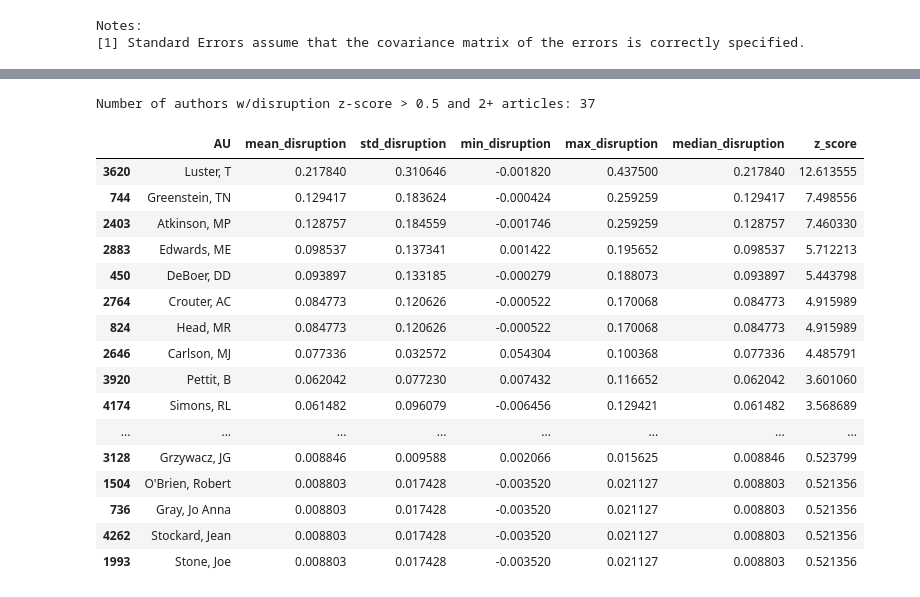
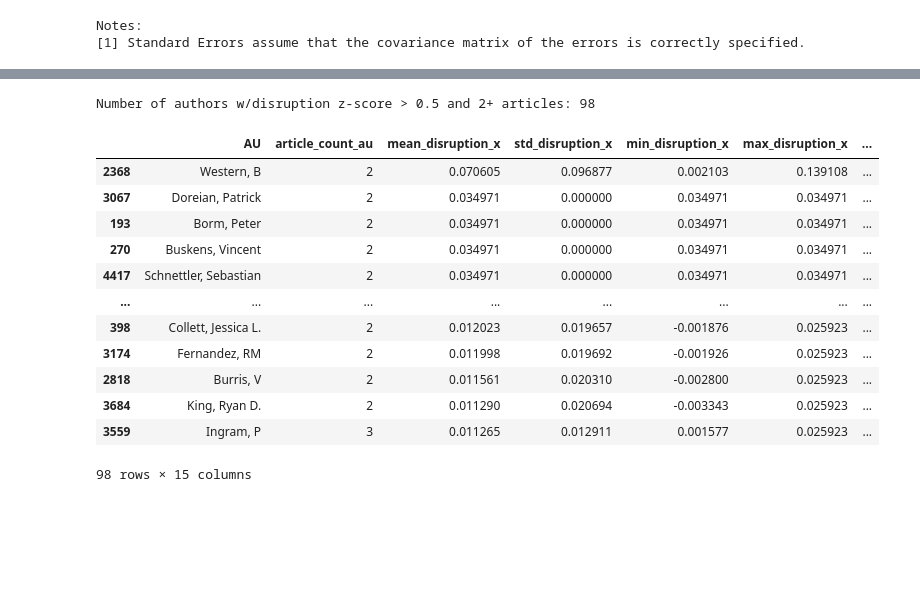
Before and after one commit to akshue27/acknowledgements, a Jupyter notebook: attemptedmerge.ipynb, the cells around one changed output, grey strips where cells are left out. Saved outputs shown, nothing was run; the diff lists cells and outputs as text; code cells hidden in the pictures; blank space fills up the shorter version.

```diff
--- a/attemptedmerge.ipynb
+++ b/attemptedmerge.ipynb
@@ -1209,0 +1244,25 @@ merged_df
+# %%
+def format_author_name(author_str):
+    """
+    Converts 'FirstName MiddleNames LastName' to 'LastName, FM'
+    Handles multiple authors separated by semicolons
+    """
+    if pd.isna(author_str):
+        return None
+
+    def format_single_author(author):
+        parts = author.strip().split()
+        if len(parts) < 2:
+            return author  # Fallback for unexpected formats
+        last_name = parts[-1]
+        initials = "".join([part[0] for part in parts[:-1]])
+        return f"{last_name}, {initials}"
+
+    authors = [format_single_author(a) for a in author_str.split("; ")]
+    return "; ".join(authors)
+
+# Apply to your DataFrame
+merged_df["Formatted_Authors"] = merged_df["Authors"].apply(format_author_name)
+
+# Show results
+print(merged_df[["Authors", "Formatted_Authors"]].head())
@@ -1210,10 +1276,16 @@ merged_df
 # %%
 # Example: If authors are stored as a list or semicolon-separated string
+
 merged_df['AU'] = df_join_updated['AU'].str.split(';')  # Adjust based on your data format
 merged_df = merged_df.explode('AU').reset_index(drop=True)
 
+
+merged_df['Formatted_Authors'] = merged_df['Formatted_Authors'].str.split(';')  # Adjust based on your data format
+merged_df = merged_df.explode('Formatted_Authors').reset_index(drop=True)
+
+
 # Check the exploded DataFrame
-#print(merged_df[['journal_x', 'issue_x', 'year_x', 'AU', 'disruption']].head())
+merged_df
 # %% [output]
 |  | artid_x | DI | journal_x | volume_x | issue_x | year_x | month_x | pages | cited3_x | cited2012_x | ... |
 | 0 | 1 | 10.1146/annurev-soc-070308-115936 | annurevisoci | 35 | 1 | 2009 | 6 | 1-19 | 0 | 0 | ... |
@@ -1257,9 +1372,9 @@ print(author_disruption.head())
 # %%
 # Calculate z-scores
-mean_overall = author_disruption['mean_disruption'].mean()
-std_overall = author_disruption['mean_disruption'].std()
-author_disruption['z_score'] = (author_disruption['mean_disruption'] - mean_overall) / std_overall
+mean_overall = authors_df['mean_disruption_x'].mean()
+std_overall = authors_df['mean_disruption_x'].std()
+authors_df['z_score'] = (authors_df['mean_disruption_x'] - mean_overall) / std_overall
 
 # Check z-scores
-print(author_disruption.head())
+print(authors_df.head())
 # %% [output]
@@ -1313,29 +1432,25 @@ max        25.320294
 Name: z_score, dtype: float64
 # %%
 # Try a lower threshold (e.g., 0.5)
-high_disruption_authors = author_disruption[(author_disruption['z_score'] > 0.5) & (author_disruption['std_disruption'].notna())].sort_values(
-    by='mean_disruption',
+high_disruption_authors = authors_df[(authors_df['z_score'] > 0.5) & (authors_df['std_disruption_x'].notna())].sort_values(
+    by='mean_disruption_x',
     ascending=False
 )
 
 print(f"Number of authors w/disruption z-score > 0.5 and 2+ articles: {len(high_disruption_authors)}")
 high_disruption_authors
 # %% [output]
-Number of authors w/disruption z-score > 0.5 and 2+ articles: 37
+Number of authors w/disruption z-score > 0.5 and 2+ articles: 98
-|  | AU | mean_disruption | std_disruption | min_disruption | max_disruption | median_disruption | z_score |
-| 3620 | Luster, T | 0.217840 | 0.310646 | -0.001820 | 0.437500 | 0.217840 | 12.613555 |
-| 744 | Greenstein, TN | 0.129417 | 0.183624 | -0.000424 | 0.259259 | 0.129417 | 7.498556 |
-| 2403 | Atkinson, MP | 0.128757 | 0.184559 | -0.001746 | 0.259259 | 0.128757 | 7.460330 |
-| 2883 | Edwards, ME | 0.098537 | 0.137341 | 0.001422 | 0.195652 | 0.098537 | 5.712213 |
-| 450 | DeBoer, DD | 0.093897 | 0.133185 | -0.000279 | 0.188073 | 0.093897 | 5.443798 |
-| 2764 | Crouter, AC | 0.084773 | 0.120626 | -0.000522 | 0.170068 | 0.084773 | 4.915989 |
-| 824 | Head, MR | 0.084773 | 0.120626 | -0.000522 | 0.170068 | 0.084773 | 4.915989 |
-| 2646 | Carlson, MJ | 0.077336 | 0.032572 | 0.054304 | 0.100368 | 0.077336 | 4.485791 |
-| 3920 | Pettit, B | 0.062042 | 0.077230 | 0.007432 | 0.116652 | 0.062042 | 3.601060 |
-| 4174 | Simons, RL | 0.061482 | 0.096079 | -0.006456 | 0.129421 | 0.061482 | 3.568689 |
+|  | AU | article_count_au | mean_disruption_x | std_disruption_x | min_disruption_x | max_disruption_x | ... |
+| 2368 | Western, B | 2 | 0.070605 | 0.096877 | 0.002103 | 0.139108 | ... |
+| 3067 | Doreian, Patrick | 2 | 0.034971 | 0.000000 | 0.034971 | 0.034971 | ... |
+| 193 | Borm, Peter | 2 | 0.034971 | 0.000000 | 0.034971 | 0.034971 | ... |
+| 270 | Buskens, Vincent | 2 | 0.034971 | 0.000000 | 0.034971 | 0.034971 | ... |
+| 4417 | Schnettler, Sebastian | 2 | 0.034971 | 0.000000 | 0.034971 | 0.034971 | ... |
 | ... | ... | ... | ... | ... | ... | ... | ... |
-| 3128 | Grzywacz, JG | 0.008846 | 0.009588 | 0.002066 | 0.015625 | 0.008846 | 0.523799 |
-| 1504 | O'Brien, Robert | 0.008803 | 0.017428 | -0.003520 | 0.021127 | 0.008803 | 0.521356 |
-| 736 | Gray, Jo Anna | 0.008803 | 0.017428 | -0.003520 | 0.021127 | 0.008803 | 0.521356 |
-| 4262 | Stockard, Jean | 0.008803 | 0.017428 | -0.003520 | 0.021127 | 0.008803 | 0.521356 |
-| 1993 | Stone, Joe | 0.008803 | 0.017428 | -0.003520 | 0.021127 | 0.008803 | 0.521356 |
+| 398 | Collett, Jessica L. | 2 | 0.012023 | 0.019657 | -0.001876 | 0.025923 | ... |
+| 3174 | Fernandez, RM | 2 | 0.011998 | 0.019692 | -0.001926 | 0.025923 | ... |
+| 2818 | Burris, V | 2 | 0.011561 | 0.020310 | -0.002800 | 0.025923 | ... |
+| 3684 | King, Ryan D. | 2 | 0.011290 | 0.020694 | -0.003343 | 0.025923 | ... |
+| 3559 | Ingram, P | 3 | 0.011265 | 0.012911 | 0.001577 | 0.025923 | ... |
+98 rows × 15 columns
```
Also changed, not shown: parts of 15 cells of this notebook, 1 other file.
